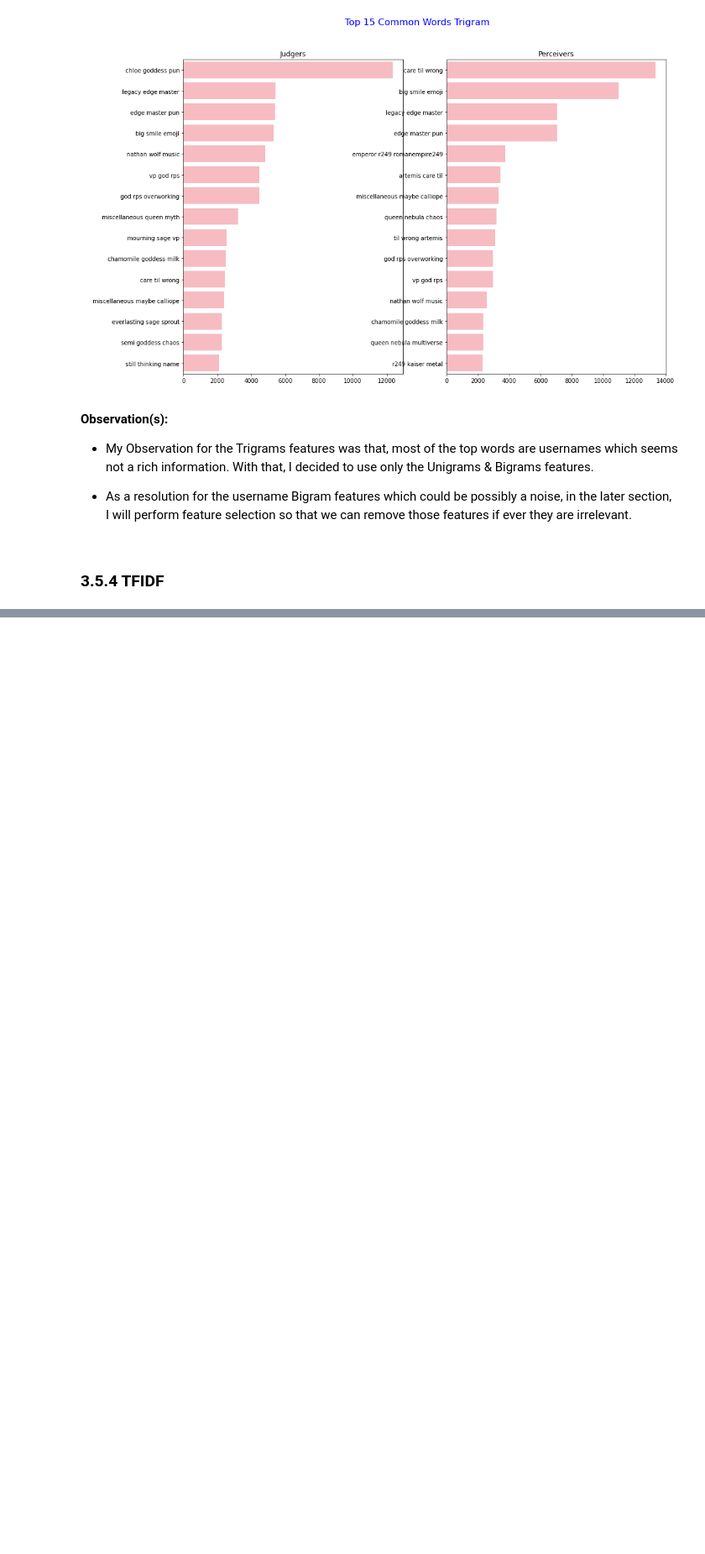
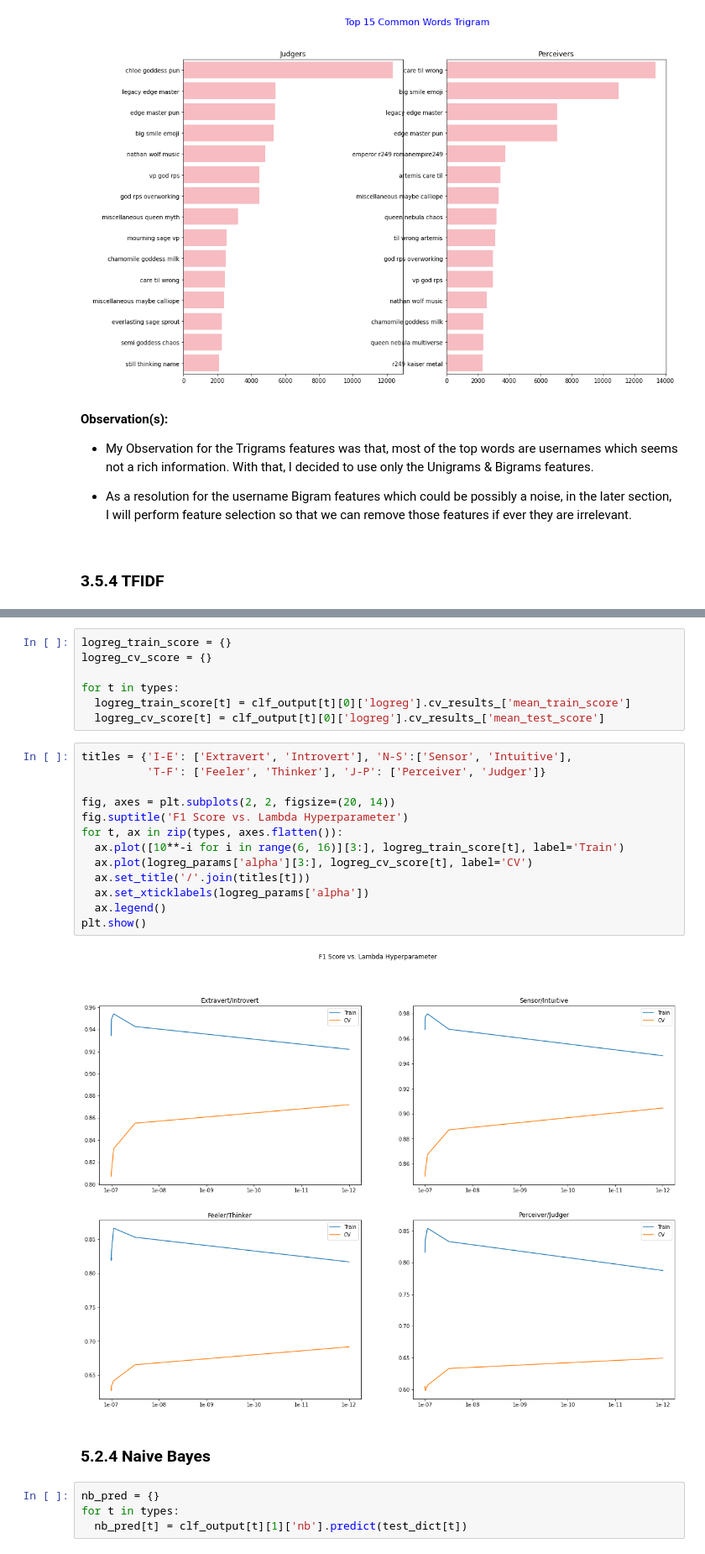
Before and after one commit to PHMark/project_mbti, a Jupyter notebook: personalitics/notebooks/Personalitics_Main.ipynb, the cells around one changed output, grey strips where cells are left out. Shown at 84% size. Saved outputs shown, nothing was run; the diff lists cells and outputs as text; blank space fills up the shorter version.

```diff
--- a/personalitics/notebooks/Personalitics_Main.ipynb
+++ b/personalitics/notebooks/Personalitics_Main.ipynb
@@ -1797,0 +1847,28 @@ plot_confusion_matrix_from_data(y_test['J-P'], jp_logreg_pred,
+# %%
+logreg_train_score = {}
+logreg_cv_score = {}
+
+for t in types:
+  logreg_train_score[t] = clf_output[t][0]['logreg'].cv_results_['mean_train_score']
+  logreg_cv_score[t] = clf_output[t][0]['logreg'].cv_results_['mean_test_score']
+# %%
+titles = {'I-E': ['Extravert', 'Introvert'], 'N-S':['Sensor', 'Intuitive'],
+          'T-F': ['Feeler', 'Thinker'], 'J-P': ['Perceiver', 'Judger']}
+
+fig, axes = plt.subplots(2, 2, figsize=(20, 14))
+fig.suptitle('F1 Score vs. Lambda Hyperparameter')
+for t, ax in zip(types, axes.flatten()):
+  ax.plot([10**-i for i in range(6, 16)][3:], logreg_train_score[t], label='Train')
+  ax.plot(logreg_params['alpha'][3:], logreg_cv_score[t], label='CV')
+  ax.set_title('/'.join(titles[t]))
+  ax.set_xticklabels(logreg_params['alpha'])
+  ax.legend()
+plt.show()
+# %% [output]
+[figure, added]
+# %% [markdown]
+### 5.2.4 Naive Bayes
+# %%
+nb_pred = {}
+for t in types:
+  nb_pred[t] = clf_output[t][1]['nb'].predict(test_dict[t])
```
Also changed, not shown: parts of 92 cells of this notebook.
